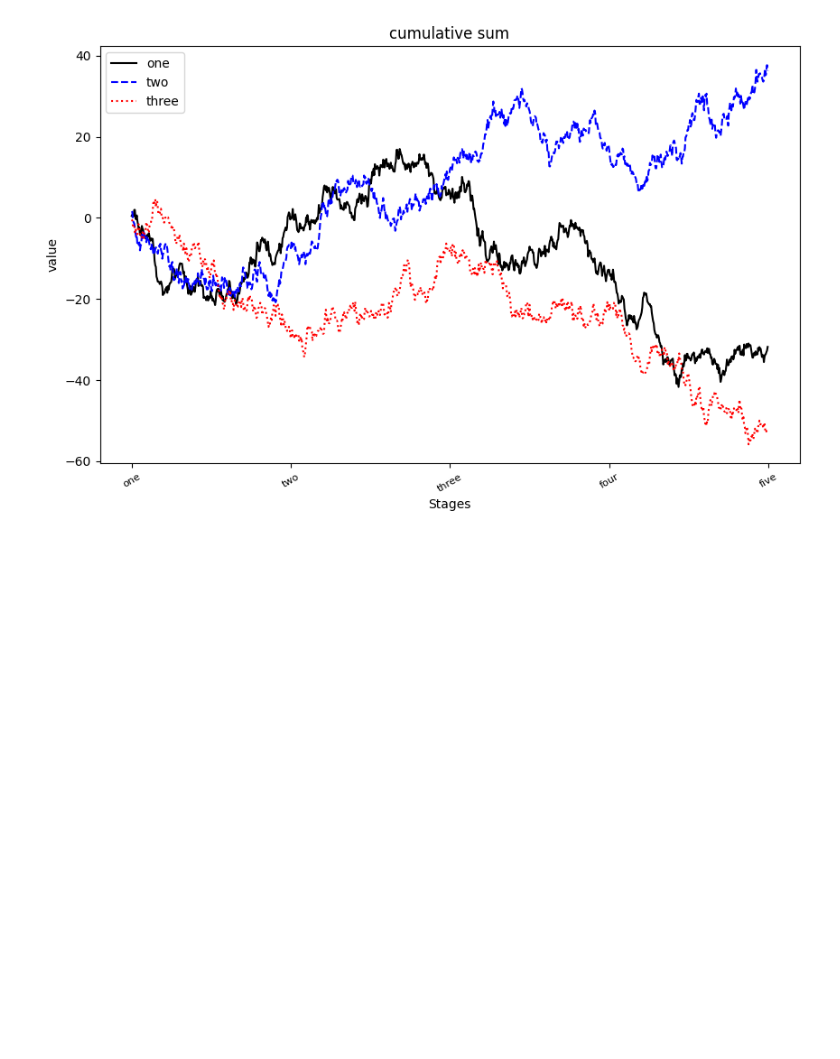
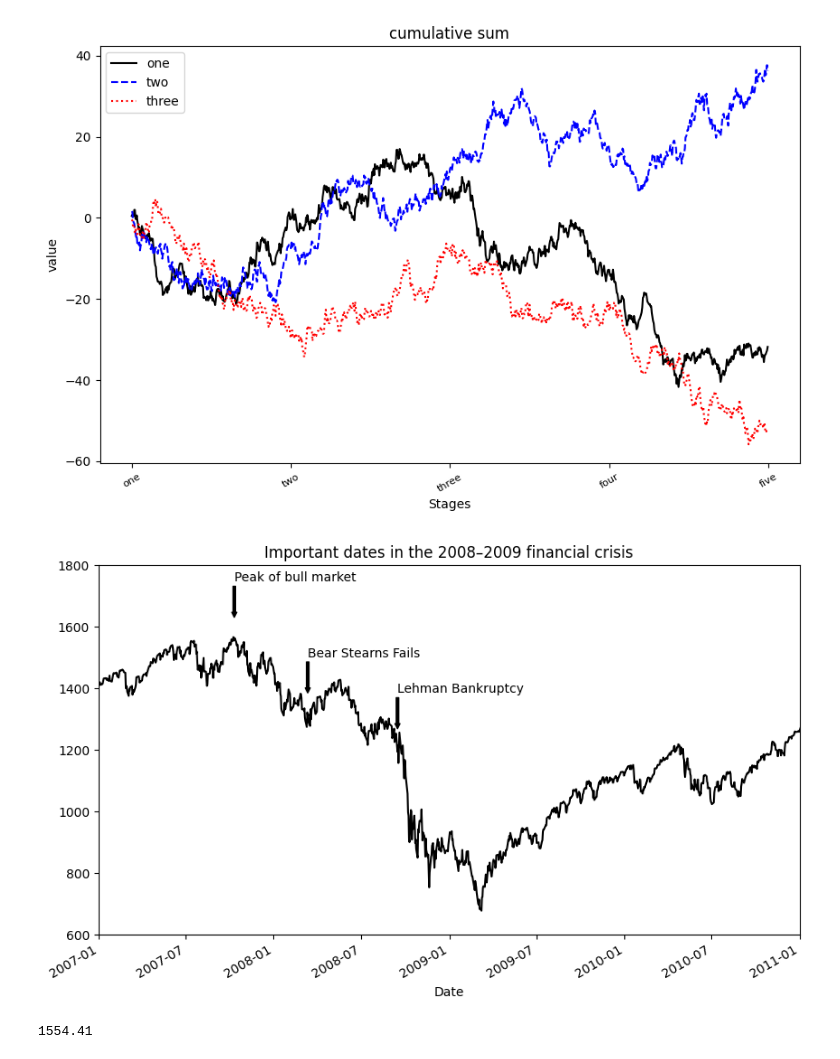
Before and after one commit to Ulysses-WJL/pydata-book, a Jupyter notebook: ch09.ipynb, the cells around one changed output. Drawn from its saved outputs; the diff is of its cells as text; code cells hidden in the pictures; blank space fills up the shorter version.

```diff
--- a/ch09.ipynb
+++ b/ch09.ipynb
@@ -109,28 +100,26 @@ ax.legend()
 # %%
 from datetime import datetime
-
 fig, ax = plt.subplots()
 
 data = pd.read_csv("examples/spx.csv", index_col=0, parse_dates=True)
-spx = data["SPX"]
-
-spx.plot(ax=ax, color="black")
-
+spx = data['SPX']
+spx.plot(ax=ax, color='black')
+ax.set_xlim('2007-1-1', '2011-1-1')
+ax.set_ylim([600, 1800])
+ax.set_title('Important dates in the 2008–2009 financial crisis')
 crisis_data = [
     (datetime(2007, 10, 11), "Peak of bull market"),
     (datetime(2008, 3, 12), "Bear Stearns Fails"),
     (datetime(2008, 9, 15), "Lehman Bankruptcy")
 ]
-
 for date, label in crisis_data:
-    ax.annotate(label, xy=(date, spx.asof(date) + 75),
-                xytext=(date, spx.asof(date) + 225),
-                arrowprops=dict(facecolor="black", headwidth=4, width=2,
-                                headlength=4),
-                horizontalalignment="left", verticalalignment="top")
-
-# Zoom in on 2007-2010
-ax.set_xlim(["1/1/2007", "1/1/2011"])
-ax.set_ylim([600, 1800])
-
-ax.set_title("Important dates in the 2008–2009 financial crisis")
+    # 在时间序列数据中找到指定时间点之前最接近的值
+    nearest = spx.asof(date)
+    ax.annotate(label, xy=(date, nearest + 75),
+                xytext=(date, nearest+225),
+                arrowprops=dict(facecolor='black', headwidth=4, width=2, headlength=4),
+                horizontalalignment='left',
+                verticalalignment='top'
+                )
+# %% [output]
+[figure, added]
@@ -139,3 +126,7 @@ ax.set_title("Important dates in the 2008–2009 financial crisis")
+# %%
+spx.asof(datetime(2007, 10, 11))
+# %% [output]
+1554.41
 # %%
 fig, ax = plt.subplots(figsize=(12, 6))
 rect = plt.Rectangle((0.2, 0.75), 0.4, 0.15, color="black", alpha=0.3)
```
Also changed, not shown: parts of 35 cells of this notebook, 3 other files.
